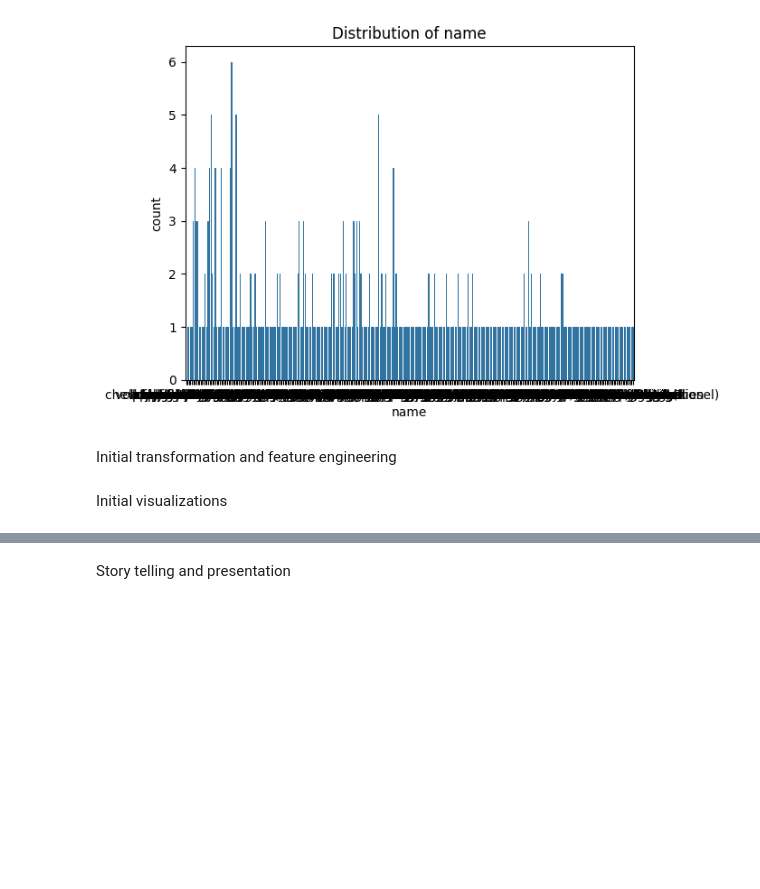
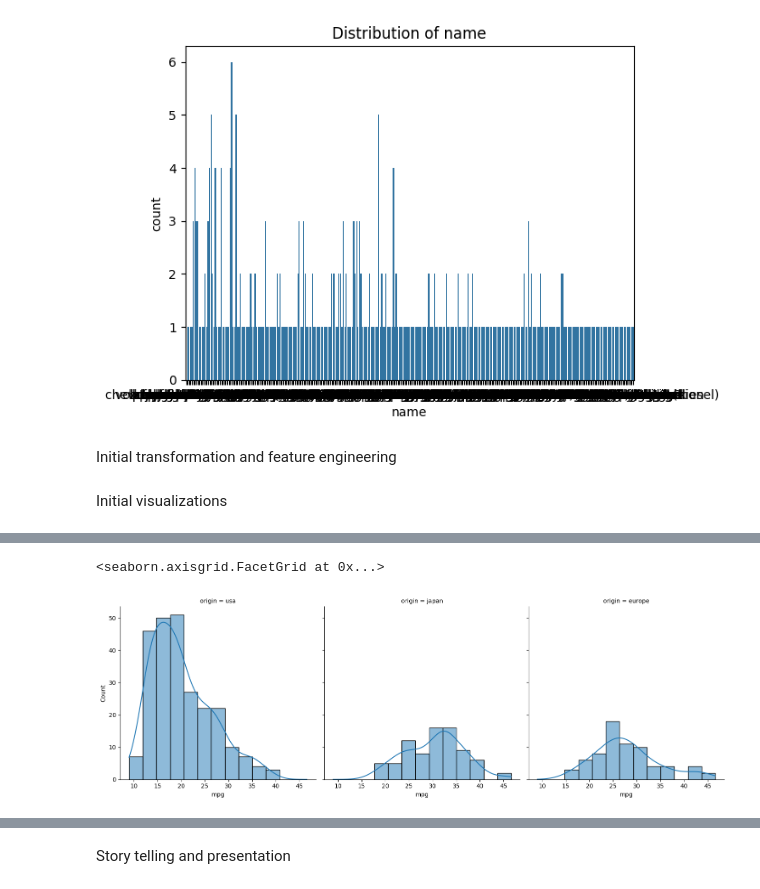
Before and after one commit to dfintel25/datafun-06-eda, a Jupyter notebook: fintel_eda.ipynb, the cells around one changed output, grey strips where cells are left out. Drawn from its saved outputs; the diff is of its cells as text; code cells hidden in the pictures; blank space fills up the shorter version.

```diff
--- a/fintel_eda.ipynb
+++ b/fintel_eda.ipynb
@@ -125,0 +144,5 @@ Initial visualizations
+# %%
+sns.displot(data=mpg, x="mpg", col="origin", kde=True)
+# %% [output]
+<seaborn.axisgrid.FacetGrid at 0x...>
+[figure, added]
```
Also changed, not shown: parts of 4 cells of this notebook, 2 other files.
